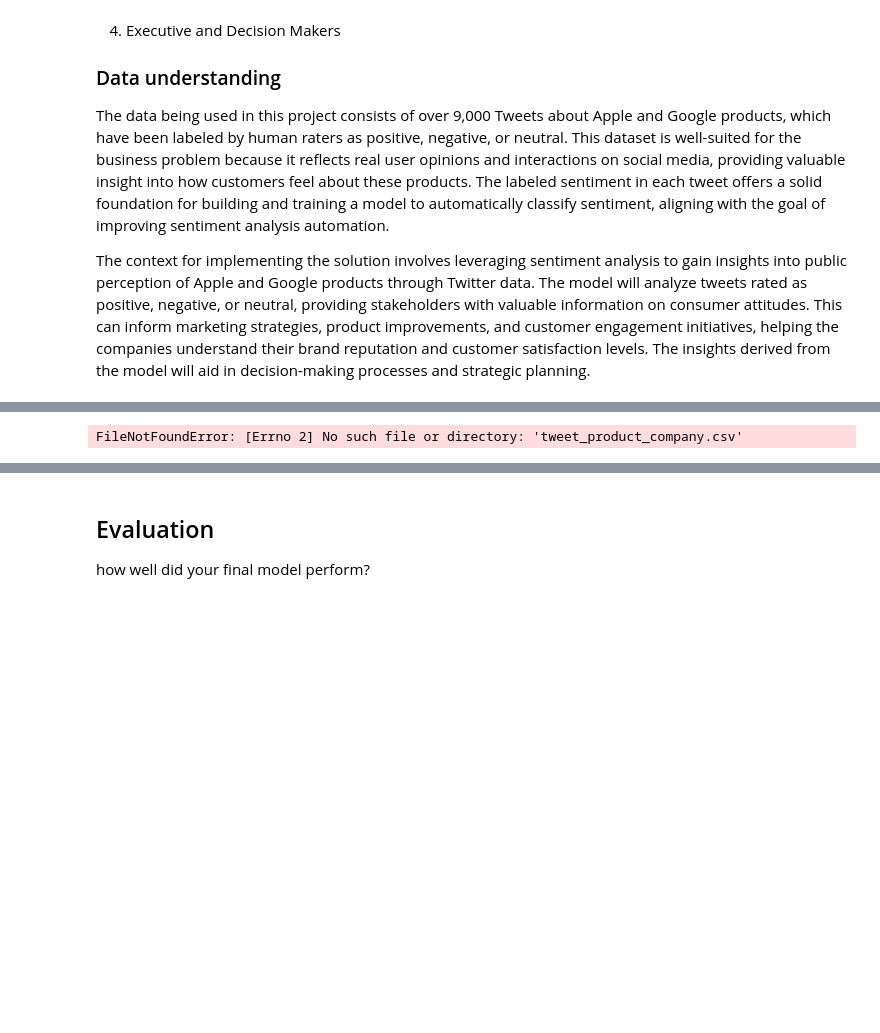
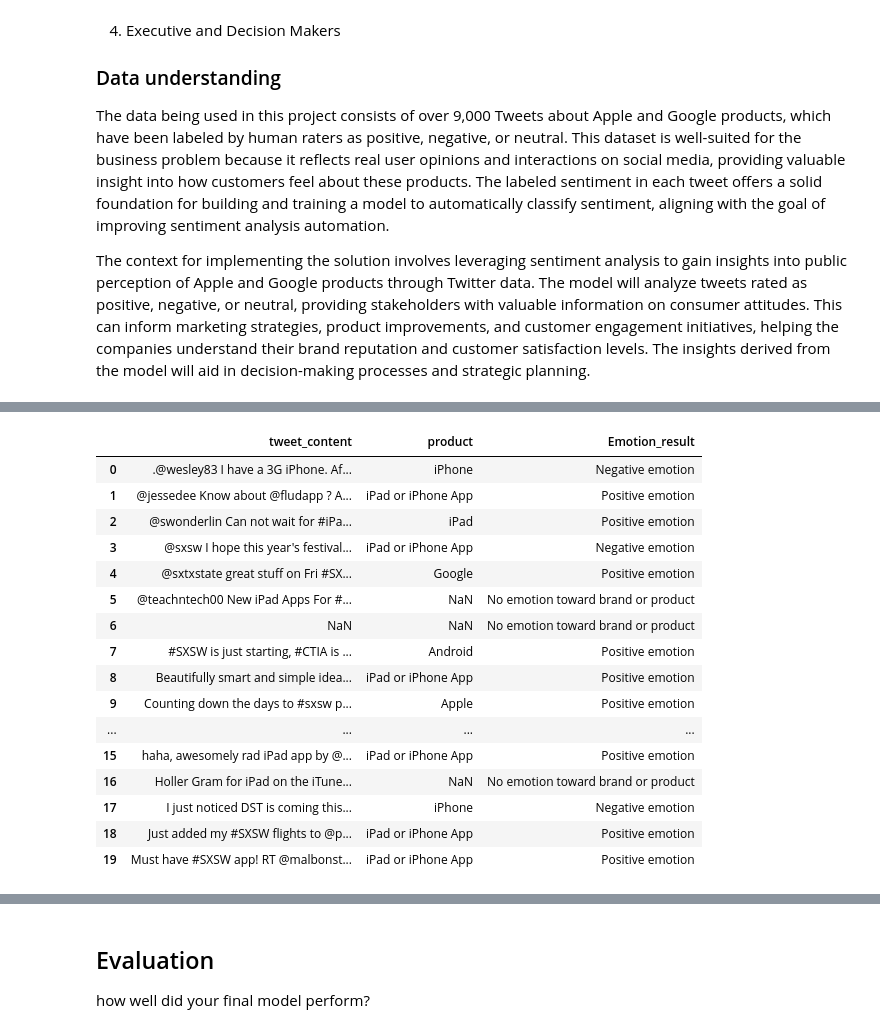
Before and after one commit to wambuiGicheha/nlp_project, a Jupyter notebook: index.ipynb, the cells around one changed output, grey strips where cells are left out. Drawn from its saved outputs; the diff is of its cells as text; code cells hidden in the pictures; blank space fills up the shorter version.

```diff
--- a/index.ipynb
+++ b/index.ipynb
@@ -42,6 +53,36 @@ np.random.seed(0)
-# %%
-#load the data
-sentiments = pd.read_csv("tweet_product_company.csv")
-sentiments
-# %% [output]
-FileNotFoundError: [Errno 2] No such file or directory: 'tweet_product_company.csv'
+# %%
+#load the data
+sentiments = pd.read_csv("Data/tweet_product_company.csv", encoding='ISO-8859-1')
+
+
+#rename column names
+# Define new column names
+new_column_names = {
+    'tweet_text': 'tweet_content',
+    'emotion_in_tweet_is_directed_at': 'product',
+    'is_there_an_emotion_directed_at_a_brand_or_product': 'Emotion_result'
+}
+
+# Rename columns
+sentiments.rename(columns=new_column_names, inplace=True)
+
+# Display the updated DataFrame
+sentiments.head(20)
+# %% [output]
+|  | tweet_content | product | Emotion_result |
+| 0 | .@wesley83 I have a 3G iPhone. Af... | iPhone | Negative emotion |
+| 1 | @jessedee Know about @fludapp ? A... | iPad or iPhone App | Positive emotion |
+| 2 | @swonderlin Can not wait for #iPa... | iPad | Positive emotion |
+| 3 | @sxsw I hope this year's festival... | iPad or iPhone App | Negative emotion |
+| 4 | @sxtxstate great stuff on Fri #SX... | Google | Positive emotion |
+| 5 | @teachntech00 New iPad Apps For #... | NaN | No emotion toward brand or product |
+| 6 | NaN | NaN | No emotion toward brand or product |
+| 7 | #SXSW is just starting, #CTIA is ... | Android | Positive emotion |
+| 8 | Beautifully smart and simple idea... | iPad or iPhone App | Positive emotion |
+| 9 | Counting down the days to #sxsw p... | Apple | Positive emotion |
+| ... | ... | ... | ... |
+| 15 | haha, awesomely rad iPad app by @... | iPad or iPhone App | Positive emotion |
+| 16 | Holler Gram for iPad on the iTune... | NaN | No emotion toward brand or product |
+| 17 | I just noticed DST is coming this... | iPhone | Negative emotion |
+| 18 | Just added my #SXSW flights to @p... | iPad or iPhone App | Positive emotion |
+| 19 | Must have #SXSW app! RT @malbonst... | iPad or iPhone App | Positive emotion |
```
Also changed, not shown: parts of 18 cells of this notebook.
